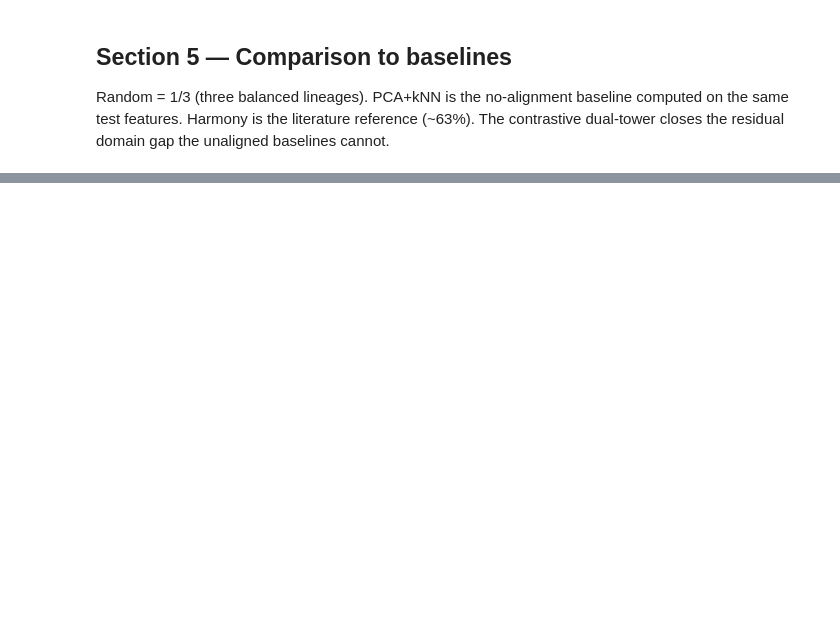
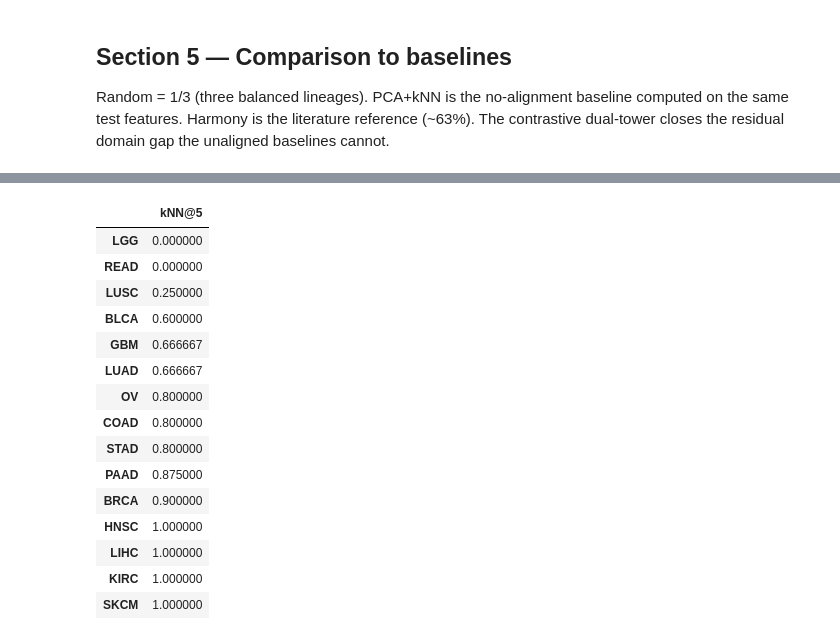
Before and after one commit to vthawfeek/pre-clinical-to-clinical-translation, a Jupyter notebook: notebooks/03_evaluation.ipynb, the cells around one changed output, grey strips where cells are left out. Saved outputs shown, nothing was run; the diff lists cells and outputs as text; code cells hidden in the pictures; blank space fills up the shorter version.

```diff
--- a/notebooks/03_evaluation.ipynb
+++ b/notebooks/03_evaluation.ipynb
@@ -139,0 +246,21 @@ fig.show()
+# %%
+# Per-lineage kNN@5, weakest first -- the smallest cohorts (LGG, READ) and the
+# named confusable pairs are exactly where the model struggles most.
+pd.Series(summary15["per_lineage_knn"], name="kNN@5").sort_values().to_frame()
+# %% [output]
+|  | kNN@5 |
+| LGG | 0.000000 |
+| READ | 0.000000 |
+| LUSC | 0.250000 |
+| BLCA | 0.600000 |
+| GBM | 0.666667 |
+| LUAD | 0.666667 |
+| OV | 0.800000 |
+| COAD | 0.800000 |
+| STAD | 0.800000 |
+| PAAD | 0.875000 |
+| BRCA | 0.900000 |
+| HNSC | 1.000000 |
+| LIHC | 1.000000 |
+| KIRC | 1.000000 |
+| SKCM | 1.000000 |
```
Also changed, not shown: parts of 17 cells of this notebook, 15 other files.
